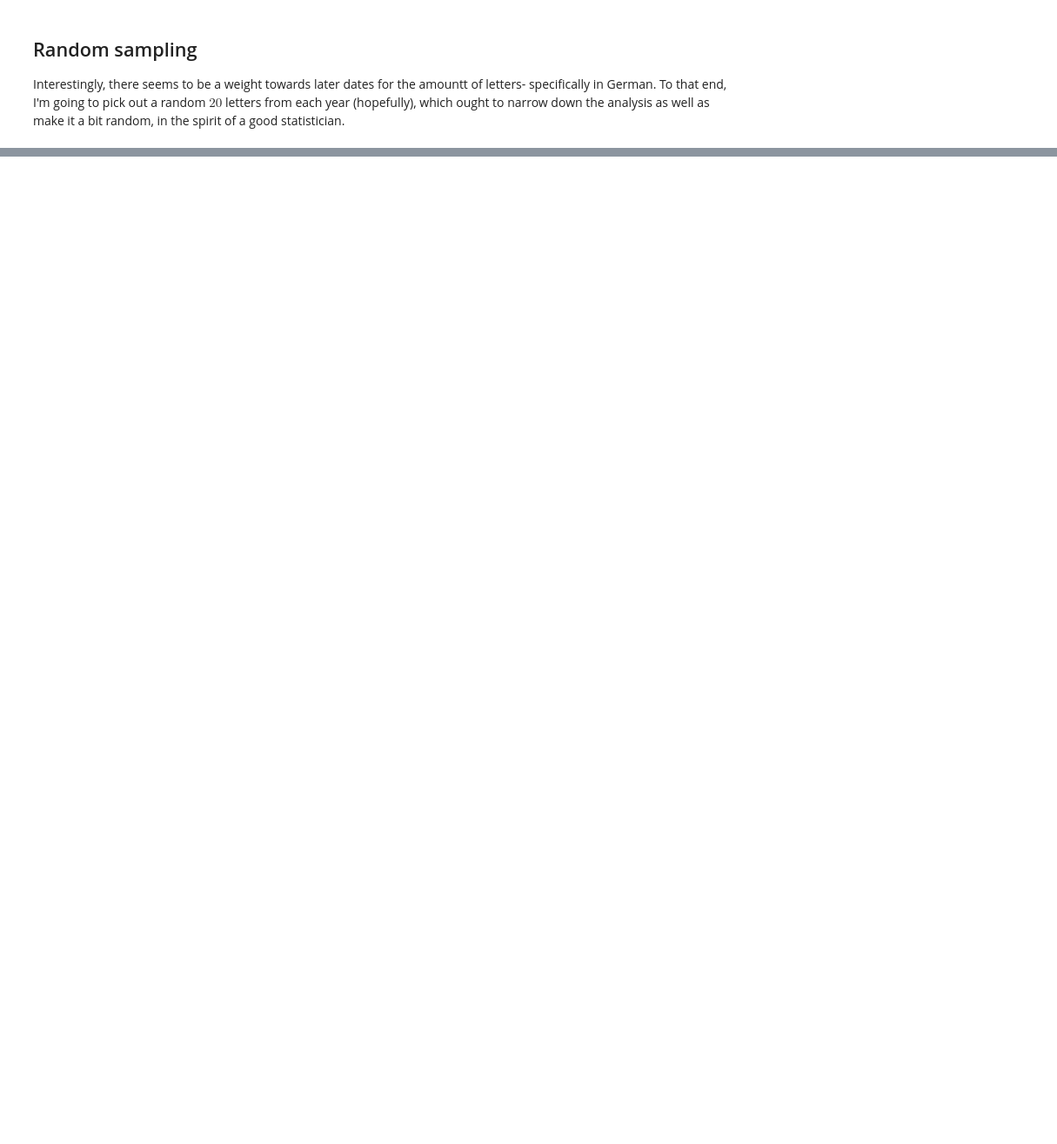
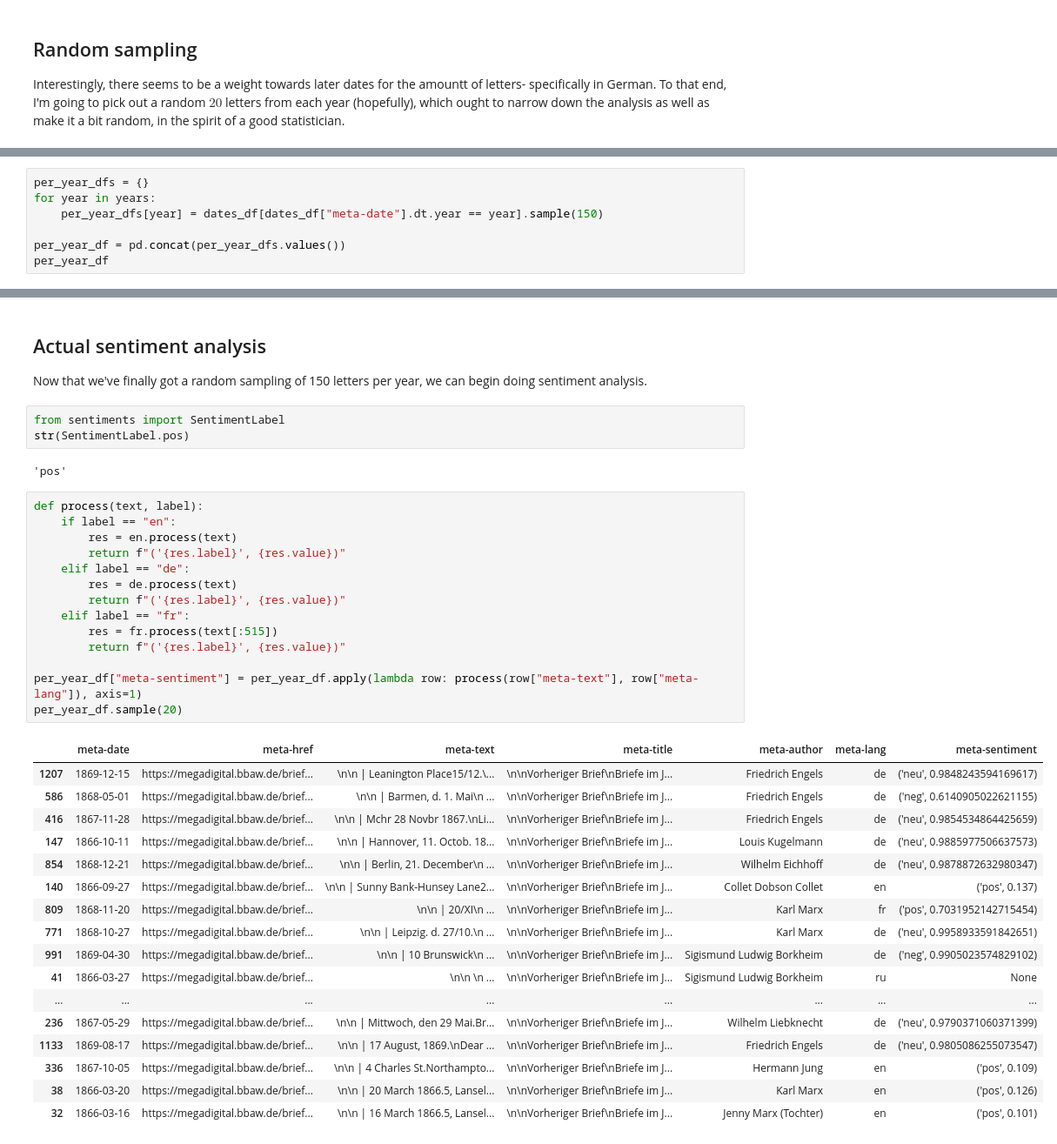
Before and after one commit to hanleyc01/sentiment-analysis, a Jupyter notebook: processing.ipynb, the cells around one changed output, grey strips where cells are left out. Shown: that part at 87% size. Cells and saved outputs as stored; diff of their text form; blank space fills up the shorter version.

```diff
--- a/processing.ipynb
+++ b/processing.ipynb
@@ -265,0 +287,7 @@ NameError: name 'ds' is not defined
+# %%
+per_year_dfs = {}
+for year in years:
+    per_year_dfs[year] = dates_df[dates_df["meta-date"].dt.year == year].sample(150)
+
+per_year_df = pd.concat(per_year_dfs.values())
+per_year_df
@@ -265,0 +308,41 @@ NameError: name 'ds' is not defined
+# %% [markdown]
+## Actual sentiment analysis
+
+Now that we've finally got a random sampling of 150 letters per year, we can begin doing sentiment analysis.
+# %%
+from sentiments import SentimentLabel
+str(SentimentLabel.pos)
+# %% [output]
+'pos'
+# %%
+def process(text, label):
+    if label == "en":
+        res = en.process(text)
+        return f"('{res.label}', {res.value})"
+    elif label == "de":
+        res = de.process(text)
+        return f"('{res.label}', {res.value})"
+    elif label == "fr":
+        res = fr.process(text[:515])
+        return f"('{res.label}', {res.value})"
+
+per_year_df["meta-sentiment"] = per_year_df.apply(lambda row: process(row["meta-text"], row["meta-lang"]), axis=1)
+per_year_df.sample(20)
+# %% [output]
+|  | meta-date | meta-href | meta-text | meta-title | meta-author | meta-lang | meta-sentiment |
+| 1207 | 1869-12-15 | https://megadigital.bbaw.de/brief... | \n\n | Leanington Place15/12.\... | \n\nVorheriger Brief\nBriefe im J... | Friedrich Engels | de | ('neu', 0.9848243594169617) |
+| 586 | 1868-05-01 | https://megadigital.bbaw.de/brief... | \n\n | Barmen, d. 1. Mai\n ... | \n\nVorheriger Brief\nBriefe im J... | Friedrich Engels | de | ('neg', 0.6140905022621155) |
+| 416 | 1867-11-28 | https://megadigital.bbaw.de/brief... | \n\n | Mchr 28 Novbr 1867.\nLi... | \n\nVorheriger Brief\nBriefe im J... | Friedrich Engels | de | ('neu', 0.9854534864425659) |
+| 147 | 1866-10-11 | https://megadigital.bbaw.de/brief... | \n\n | Hannover, 11. Octob. 18... | \n\nVorheriger Brief\nBriefe im J... | Louis Kugelmann | de | ('neu', 0.9885977506637573) |
+| 854 | 1868-12-21 | https://megadigital.bbaw.de/brief... | \n\n | Berlin, 21. December\n ... | \n\nVorheriger Brief\nBriefe im J... | Wilhelm Eichhoff | de | ('neu', 0.9878872632980347) |
+| 140 | 1866-09-27 | https://megadigital.bbaw.de/brief... | \n\n | Sunny Bank-Hunsey Lane2... | \n\nVorheriger Brief\nBriefe im J... | Collet Dobson Collet | en | ('pos', 0.137) |
+| 809 | 1868-11-20 | https://megadigital.bbaw.de/brief... | \n\n | 20/XI\n ... | \n\nVorheriger Brief\nBriefe im J... | Karl Marx | fr | ('pos', 0.7031952142715454) |
+| 771 | 1868-10-27 | https://megadigital.bbaw.de/brief... | \n\n | Leipzig. d. 27/10.\n ... | \n\nVorheriger Brief\nBriefe im J... | Karl Marx | de | ('neu', 0.9958933591842651) |
+| 991 | 1869-04-30 | https://megadigital.bbaw.de/brief... | \n\n | 10 Brunswick\n ... | \n\nVorheriger Brief\nBriefe im J... | Sigismund Ludwig Borkheim | de | ('neg', 0.9905023574829102) |
+| 41 | 1866-03-27 | https://megadigital.bbaw.de/brief... | \n\n \n ... | \n\nVorheriger Brief\nBriefe im J... | Sigismund Ludwig Borkheim | ru | None |
+| ... | ... | ... | ... | ... | ... | ... | ... |
+| 236 | 1867-05-29 | https://megadigital.bbaw.de/brief... | \n\n | Mittwoch, den 29 Mai.Br... | \n\nVorheriger Brief\nBriefe im J... | Wilhelm Liebknecht | de | ('neu', 0.9790371060371399) |
+| 1133 | 1869-08-17 | https://megadigital.bbaw.de/brief... | \n\n | 17 August, 1869.\nDear ... | \n\nVorheriger Brief\nBriefe im J... | Friedrich Engels | de | ('neu', 0.9805086255073547) |
+| 336 | 1867-10-05 | https://megadigital.bbaw.de/brief... | \n\n | 4 Charles St.Northampto... | \n\nVorheriger Brief\nBriefe im J... | Hermann Jung | en | ('pos', 0.109) |
+| 38 | 1866-03-20 | https://megadigital.bbaw.de/brief... | \n\n | 20 March 1866.5, Lansel... | \n\nVorheriger Brief\nBriefe im J... | Karl Marx | en | ('pos', 0.126) |
+| 32 | 1866-03-16 | https://megadigital.bbaw.de/brief... | \n\n | 16 March 1866.5, Lansel... | \n\nVorheriger Brief\nBriefe im J... | Jenny Marx (Tochter) | en | ('pos', 0.101) |
```
Also changed, not shown: parts of 6 cells of this notebook, 7 other files.
